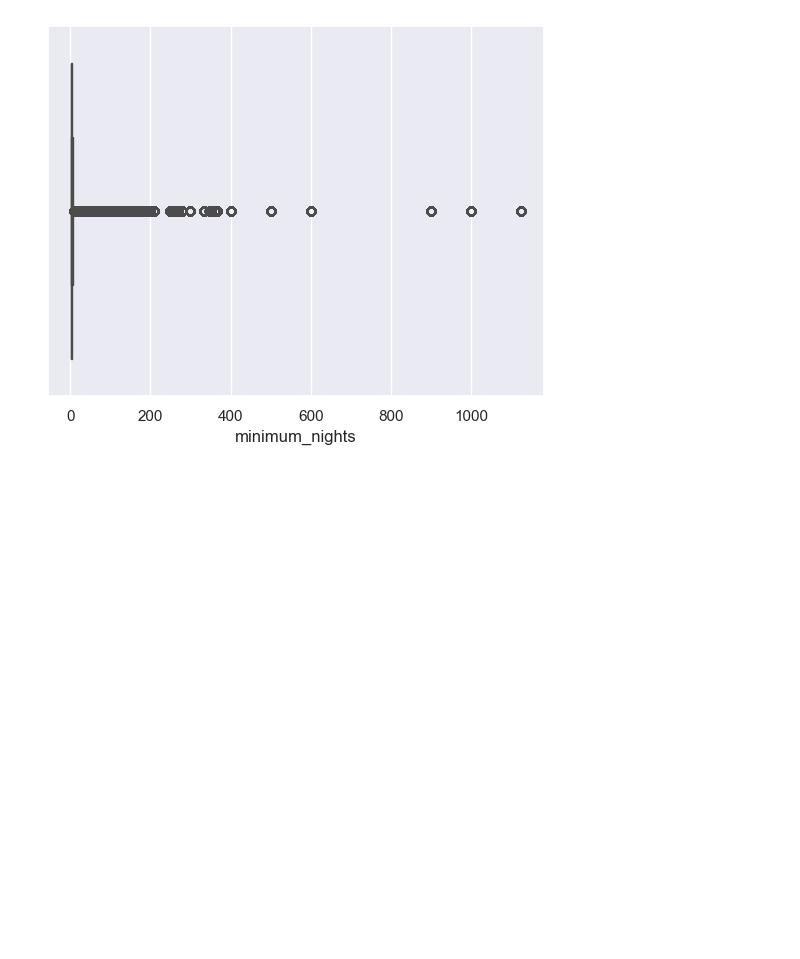
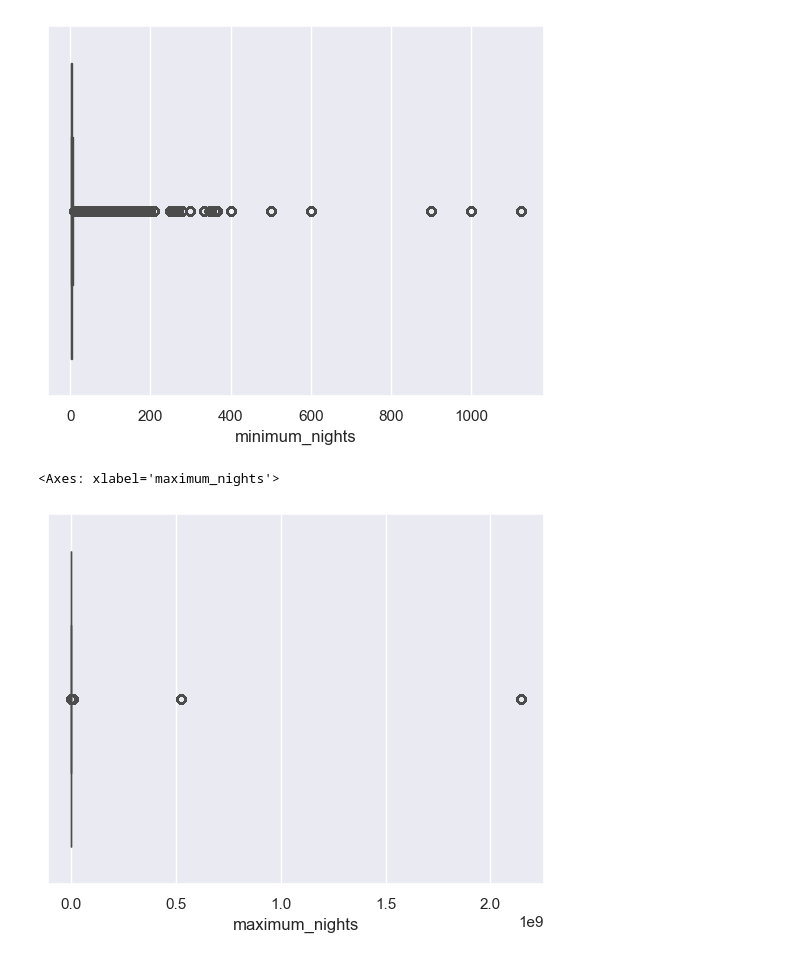
Before and after one commit to 18txm/inside-airbnb-vacancies, a Jupyter notebook: EDA Calendar.ipynb, the cells around one changed output. Cells and saved outputs as stored; diff of their text form; code cells hidden in the pictures; blank space fills up the shorter version.

```diff
--- a/EDA Calendar.ipynb
+++ b/EDA Calendar.ipynb
@@ -113,3 +122,8 @@ sns.boxplot(x=dfCalendar['minimum_nights'])
 # %% [output]
 <Axes: xlabel='minimum_nights'>
 [figure]
+# %%
+sns.boxplot(x=dfCalendar['maximum_nights'])
+# %% [output]
+<Axes: xlabel='maximum_nights'>
+[figure, added]
```
Also changed, not shown: parts of 9 cells of this notebook.
